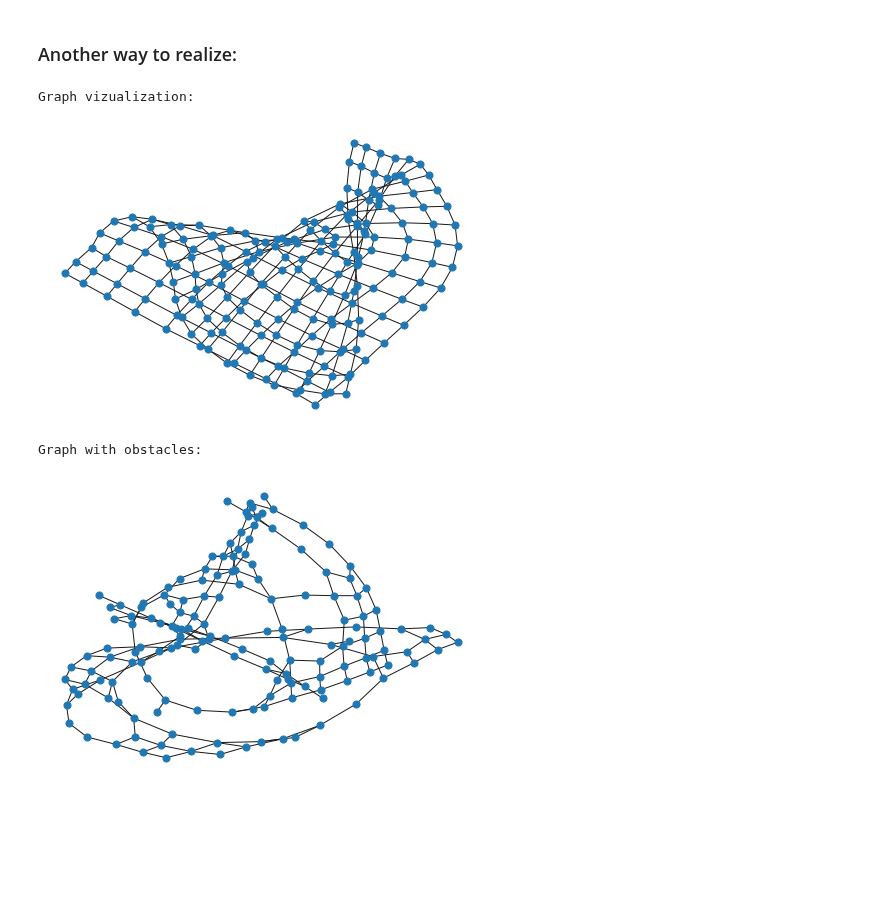
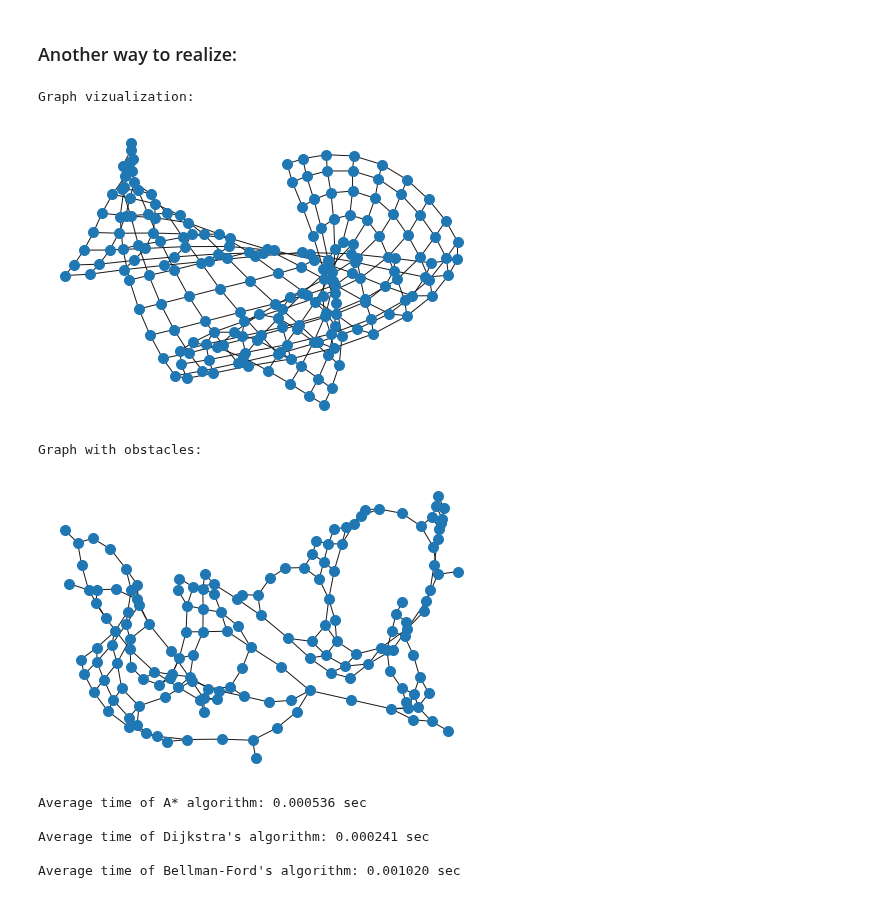
Before and after one commit to belpablo/Algorithms-21, a Jupyter notebook: Lab_6/Lab_6.ipynb, the cells around one changed output. Cells and saved outputs as stored; diff of their text form; code cells hidden in the pictures; blank space fills up the shorter version.

```diff
--- a/Lab_6/Lab_6.ipynb
+++ b/Lab_6/Lab_6.ipynb
@@ -178,6 +176,7 @@ from time import perf_counter as time
 random.seed(10)
 
 n_rows, n_colls, n_obstacles = 10, 20, 40
+#n_rows, n_colls, n_obstacles = 3, 3, 2
 n_nodes = n_rows * n_colls
 
 ### The node number is related to its indexes in the original grid
@@ -190,34 +189,74 @@ for num in range(n_nodes):
 
     i, j =  num // n_colls, num % n_colls
 
     for tmp in [1, -1]:
         if 0 < j + tmp < n_colls:
             adj_matrix[num, i * n_colls + j + tmp] = adj_matrix[i * n_colls + j + tmp, num] = 1
         if 0 < i + tmp < n_rows:
             adj_matrix[num, (i + tmp) * n_colls + j] = adj_matrix[(i + tmp) * n_colls + j, num] = 1
 
 
 print('\nGraph vizualization:')
 graph = nx.Graph(adj_matrix)
-nx.draw(graph, node_size = 50)
+nx.draw(graph, node_size = 100)
 plt.show()
 
 counter = 0
 while counter < n_obstacles:
 
     num = random.randint(0, n_nodes - 1)
 
     try:
         graph.remove_node(num)
         counter += 1
     except:
         pass
 
 print('\nGraph with obstacles:')
-nx.draw(graph, node_size = 50)
+nx.draw(graph, node_size = 100)
 plt.show()
 # %% [output]
 Graph vizualization:
-[figure, old version]
+[figure, new version]
 Graph with obstacles:
-[figure, old version]
+[figure, new version]
+# %%
+random.seed(21)
+
+AA_time = []
+edges_list = []
+
+for num in graph:
+    edges_list.append(num)
+
+DA_time, BFA_time = [], []
+
+for i in range(5):
+
+    start_node, stop_node = random.sample(edges_list, 2)
+
+    start_time = time()
+    nx.astar_path_length(graph, start_node, stop_node)
+    stop_time = time()
+    AA_time.append(stop_time - start_time)
+
+    start_time = time()
+    nx.dijkstra_path_length(graph, start_node, stop_node)
+    stop_time = time()
+    DA_time.append(stop_time - start_time)
+
+    start_time = time()
+    nx.bellman_ford_path_length(graph, start_node, stop_node)
+    stop_time = time()
+    BFA_time.append(stop_time - start_time)
+
+
+print('Average time of A* algorithm: {:f} sec\n'.format(np.mean(AA_time)))
+print("Average time of Dijkstra's algorithm: {:f} sec\n".format(np.mean(DA_time)))
+print("Average time of Bellman-Ford's algorithm: {:f} sec\n".format(np.mean(BFA_time)))
+# %% [output]
+Average time of A* algorithm: 0.000536 sec
+
+Average time of Dijkstra's algorithm: 0.000241 sec
+
+Average time of Bellman-Ford's algorithm: 0.001020 sec
```
Also changed, not shown: parts of 2 cells of this notebook.
